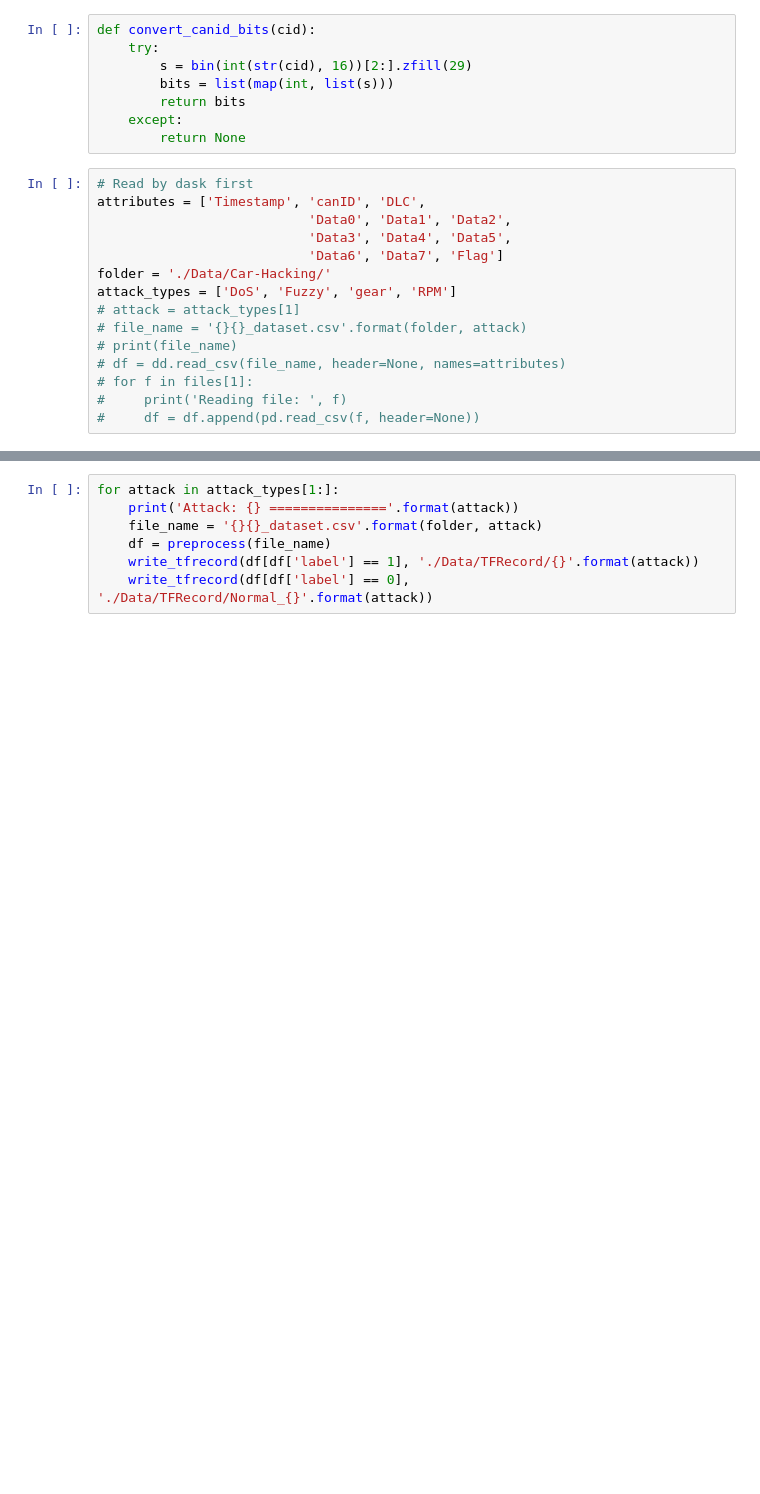
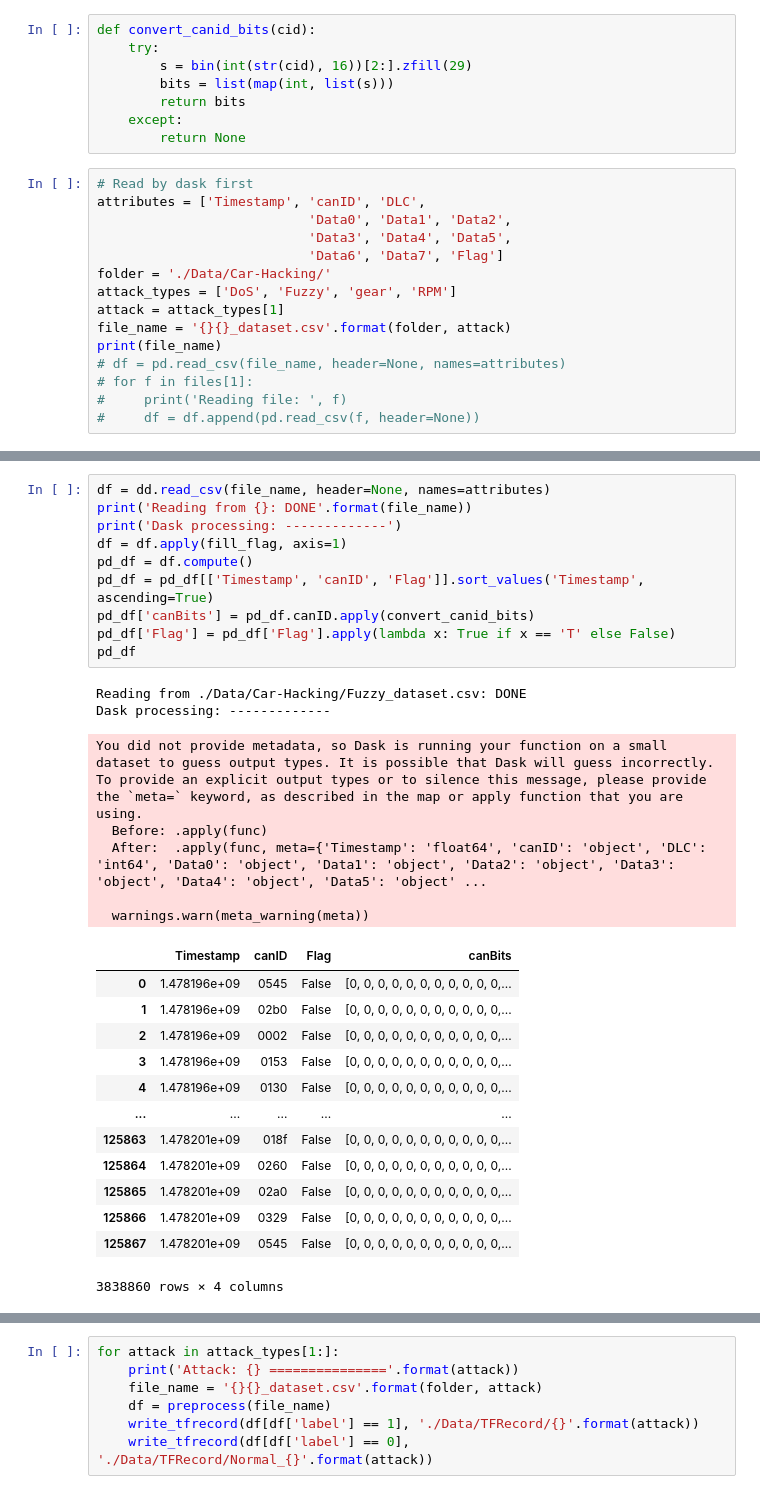
Before and after one commit to htn274/CanBus-IDS, a Jupyter notebook: Preprocessing.ipynb, the cells around one changed output, grey strips where cells are left out. Cells and saved outputs as stored; diff of their text form; blank space fills up the shorter version.

```diff
--- a/Preprocessing.ipynb
+++ b/Preprocessing.ipynb
@@ -30,10 +30,10 @@ attributes = ['Timestamp', 'canID', 'DLC',
                            'Data6', 'Data7', 'Flag']
 folder = './Data/Car-Hacking/'
 attack_types = ['DoS', 'Fuzzy', 'gear', 'RPM']
-# attack = attack_types[1]
-# file_name = '{}{}_dataset.csv'.format(folder, attack)
-# print(file_name)
-# df = dd.read_csv(file_name, header=None, names=attributes)
+attack = attack_types[1]
+file_name = '{}{}_dataset.csv'.format(folder, attack)
+print(file_name)
+# df = pd.read_csv(file_name, header=None, names=attributes)
 # for f in files[1]:
 #     print('Reading file: ', f)
 #     df = df.append(pd.read_csv(f, header=None))
@@ -63,0 +89,32 @@ def preprocess(file_name):
+# %%
+df = dd.read_csv(file_name, header=None, names=attributes)
+print('Reading from {}: DONE'.format(file_name))
+print('Dask processing: -------------')
+df = df.apply(fill_flag, axis=1)
+pd_df = df.compute()
+pd_df = pd_df[['Timestamp', 'canID', 'Flag']].sort_values('Timestamp',  ascending=True)
+pd_df['canBits'] = pd_df.canID.apply(convert_canid_bits)
+pd_df['Flag'] = pd_df['Flag'].apply(lambda x: True if x == 'T' else False)
+pd_df
+# %% [output]
+Reading from ./Data/Car-Hacking/Fuzzy_dataset.csv: DONE
+Dask processing: -------------
+You did not provide metadata, so Dask is running your function on a small dataset to guess output types. It is possible that Dask will guess incorrectly.
+To provide an explicit output types or to silence this message, please provide the `meta=` keyword, as described in the map or apply function that you are using.
+  Before: .apply(func)
+  After:  .apply(func, meta={'Timestamp': 'float64', 'canID': 'object', 'DLC': 'int64', 'Data0': 'object', 'Data1': 'object', 'Data2': 'object', 'Data3': 'object', 'Data4': 'object', 'Data5': 'object' ...
+
+  warnings.warn(meta_warning(meta))
+|  | Timestamp | canID | Flag | canBits |
+| 0 | 1.478196e+09 | 0545 | False | [0, 0, 0, 0, 0, 0, 0, 0, 0, 0, 0,... |
+| 1 | 1.478196e+09 | 02b0 | False | [0, 0, 0, 0, 0, 0, 0, 0, 0, 0, 0,... |
+| 2 | 1.478196e+09 | 0002 | False | [0, 0, 0, 0, 0, 0, 0, 0, 0, 0, 0,... |
+| 3 | 1.478196e+09 | 0153 | False | [0, 0, 0, 0, 0, 0, 0, 0, 0, 0, 0,... |
+| 4 | 1.478196e+09 | 0130 | False | [0, 0, 0, 0, 0, 0, 0, 0, 0, 0, 0,... |
+| ... | ... | ... | ... | ... |
+| 125863 | 1.478201e+09 | 018f | False | [0, 0, 0, 0, 0, 0, 0, 0, 0, 0, 0,... |
+| 125864 | 1.478201e+09 | 0260 | False | [0, 0, 0, 0, 0, 0, 0, 0, 0, 0, 0,... |
+| 125865 | 1.478201e+09 | 02a0 | False | [0, 0, 0, 0, 0, 0, 0, 0, 0, 0, 0,... |
+| 125866 | 1.478201e+09 | 0329 | False | [0, 0, 0, 0, 0, 0, 0, 0, 0, 0, 0,... |
+| 125867 | 1.478201e+09 | 0545 | False | [0, 0, 0, 0, 0, 0, 0, 0, 0, 0, 0,... |
+3838860 rows × 4 columns
```
Also changed, not shown: parts of 7 cells of this notebook, 1 other file.
